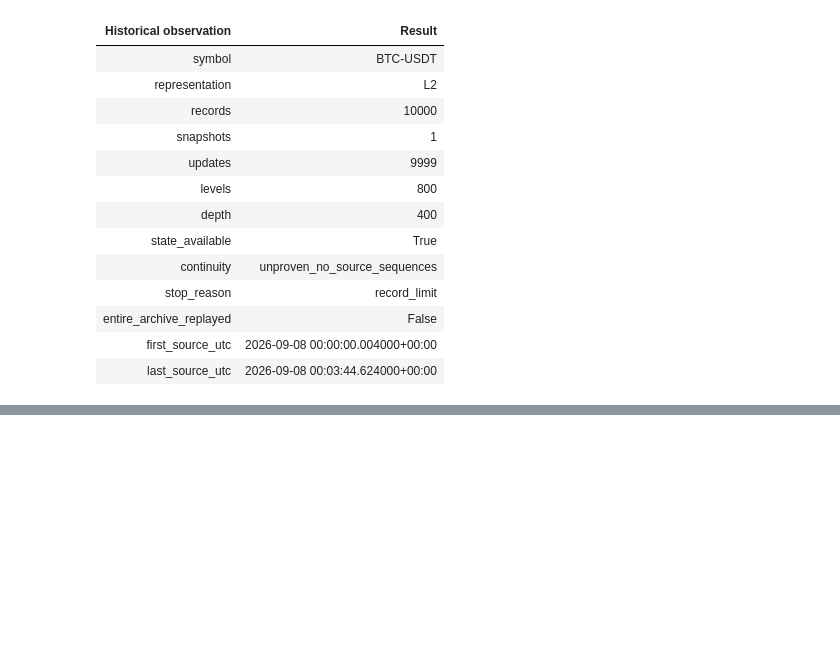
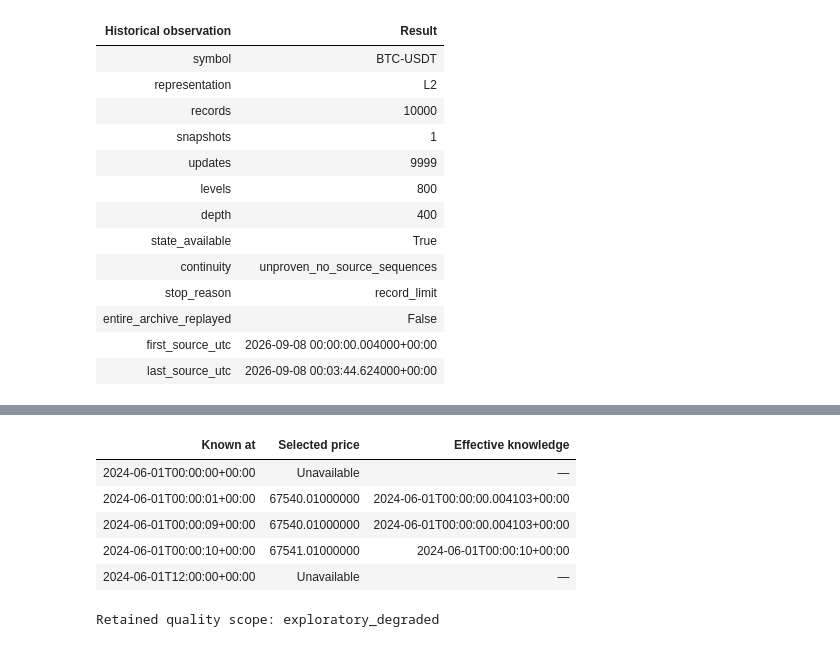
Before and after one commit to lixuanguang/alpha-research-lab-private, a Jupyter notebook: examples/research-foundations.ipynb, the cells around one changed output, grey strips where cells are left out. Cells and saved outputs as stored; diff of their text form; code cells hidden in the pictures; blank space fills up the shorter version.

```diff
--- a/examples/research-foundations.ipynb
+++ b/examples/research-foundations.ipynb
@@ -2393,0 +794,57 @@ measured need after that interface exists. Neither package is implemented here.
+# %%
+cutoffs = (
+    start,
+    start + timedelta(seconds=1),
+    correction.ts_published,
+    correction.ts_available,
+    start + timedelta(hours=12),
+)
+cutoff_rows = []
+for cutoff in cutoffs:
+    visible = selector.select(
+        (binding.instrument.instrument_id,),
+        start=start,
+        end=binding.end,
+        known_at=cutoff,
+    )
+    cutoff_rows.append(
+        (
+            cutoff,
+            [str(row.occurrences[0].event.price) for row in visible],
+            [row.ts_knowledge for row in visible],
+        )
+    )
+assert [row[1] for row in cutoff_rows] == [
+    [],
+    ["67540.01000000"],
+    ["67540.01000000"],
+    ["67541.01000000"],
+    [],
+]
+assert selector.select(
+    (binding.instrument.instrument_id,),
+    start=start,
+    end=binding.end,
+    known_at=start + timedelta(seconds=1),
+) == (original_revision,)
+assert selector.history == (report.require_canonical(),)
+NotebookDisplay.show_table(
+    ("Known at", "Selected price", "Effective knowledge"),
+    [
+        (
+            cutoff.isoformat(),
+            ", ".join(prices) or "Unavailable",
+            ", ".join(clock.isoformat() for clock in clocks) or "—",
+        )
+        for cutoff, prices, clocks in cutoff_rows
+    ],
+)
+print("Retained quality scope:", report.scope)
+# %% [output]
+| Known at | Selected price | Effective knowledge |
+| 2024-06-01T00:00:00+00:00 | Unavailable | — |
+| 2024-06-01T00:00:01+00:00 | 67540.01000000 | 2024-06-01T00:00:00.004103+00:00 |
+| 2024-06-01T00:00:09+00:00 | 67540.01000000 | 2024-06-01T00:00:00.004103+00:00 |
+| 2024-06-01T00:00:10+00:00 | 67541.01000000 | 2024-06-01T00:00:10+00:00 |
+| 2024-06-01T12:00:00+00:00 | Unavailable | — |
+Retained quality scope: exploratory_degraded
```
Also changed, not shown: parts of 90 cells of this notebook, 17 other files.
